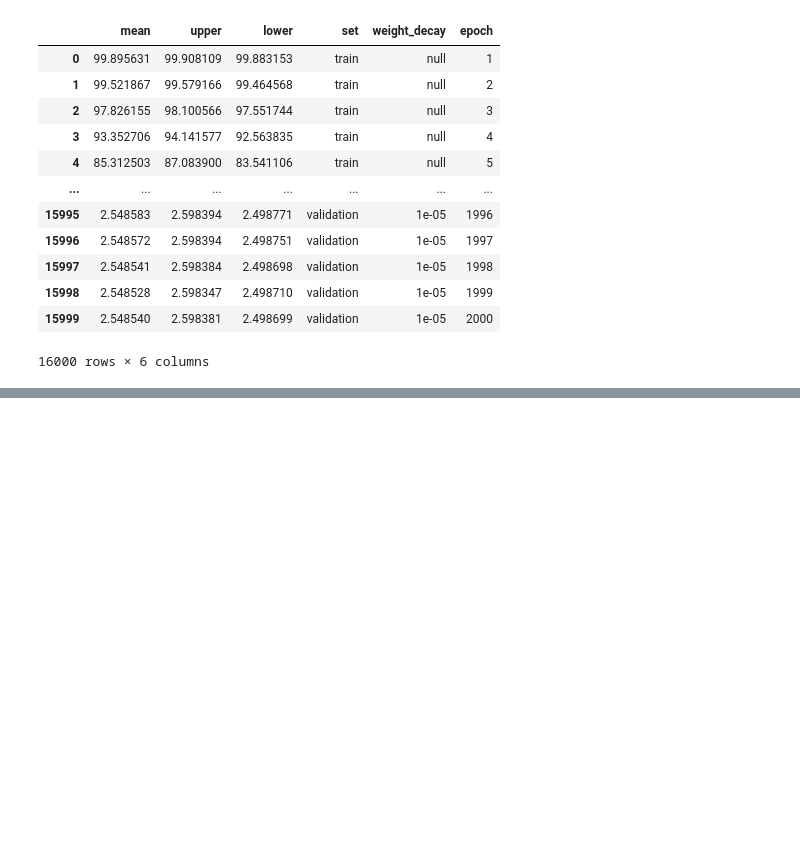
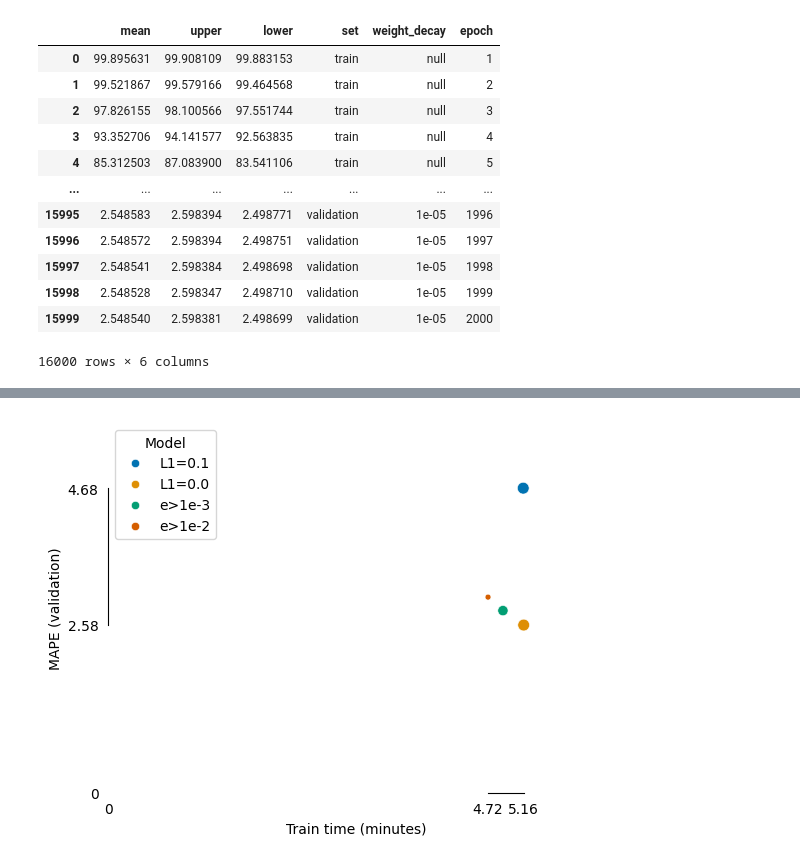
Before and after one commit to mango-unchained/Team-K---ZZSC9020-Capstone-Project, a Jupyter notebook: Results.ipynb, the cells around one changed output, grey strips where cells are left out. Cells and saved outputs as stored; diff of their text form; code cells hidden in the pictures; blank space fills up the shorter version.

Commit message:
Feature reduction draft added to results

```diff
--- a/Results.ipynb
+++ b/Results.ipynb
@@ -37,8 +39,7 @@ def trim_trailing_zeros(number_string):
     )
 
 def neaten_ticks(
-        ax, axis, tick_range, ticks, dp=0, fmt='f', twin=False, match_ylims=
-    ):
+        ax, axis, tick_range, ticks, dp=0, fmt='f', twin=False):
     '''
     Take a plot ax and convert its x or y axis into a neatened range frame.
     '''
@@ -59,7 +60,7 @@ def neaten_ticks(
 
 def show(
     fig, axes=[], tight=False, despine=True, despine_twin=False,
-    delax=True, file=None, legend_loc=0, filetype='pdf'
+    delax=True, file=None, legend_loc=0, style_legend=True, filetype='pdf'
 ):
     '''Style and show a matplotlib plot.'''
     if tight: plt.tight_layout() # Neaten subplots.
@@ -86,8 +87,8 @@ def show(
             axis='both', which='minor',
             bottom=False, left=False, right=False
         )
-        # Style the legend if a legend is present.
-        if ax.get_legend():
+        # Style the legend if permitted and a legend is present.
+        if ax.get_legend() and style_legend:
             handles, labels = ax.get_legend_handles_labels()
             labels = [e.title() for e in labels]
             legend_title = ax.get_legend().get_title().get_text().title()
@@ -395,0 +385,14 @@ show(fig, axes)
+# %%
+with open('Results/MLP feature reduction results.json') as f:
+    fr_res = loads(f.read())
+
+print(fr_res['description'])
+del fr_res['description']
+
+fr_res = pd.DataFrame(fr_res).reset_index().rename(columns={'index': 'model'})
+
+fr_res['n_variables'] = fr_res.variables.apply(len)
+
+fr_res['train_time'] = fr_res[['train_time (us/step)', 'steps', 'epochs']].product(axis=1) / 60e6
+
+fr_res
@@ -395,0 +406,20 @@ show(fig, axes)
+# %%
+fig, ax = plt.subplots()
+
+fr_plot = sns.scatterplot(fr_res, x='train_time', y='MAPE_validation', size='n_variables', hue='model', palette=palette(len(fr_res)))
+
+ax.set_xlim(0, fr_res.train_time.max() + 1)
+ax.set_ylim(0, fr_res.MAPE_validation.max() + 1)
+
+ax.set_xlabel('Train time (minutes)')
+ax.set_ylabel('MAPE (validation)')
+
+neaten_ticks(ax, 'x', [fr_res.train_time.min(), fr_res.train_time.max()], [0], dp=2)
+neaten_ticks(ax, 'y', [fr_res.MAPE_validation.min(), fr_res.MAPE_validation.max()], [0], dp=2)
+ax.tick_params(axis='both', color='white')
+
+plt.legend(title='Model', handles=fr_plot.get_children()[2:6])
+
+show(fig, [ax], style_legend=False)
+# %% [output]
+[figure, added]
```
Also changed, not shown: parts of 9 cells of this notebook.
